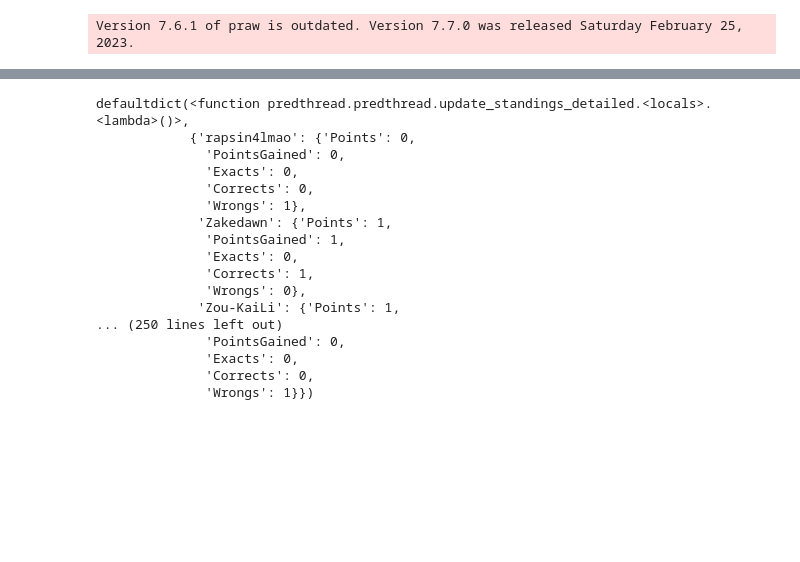
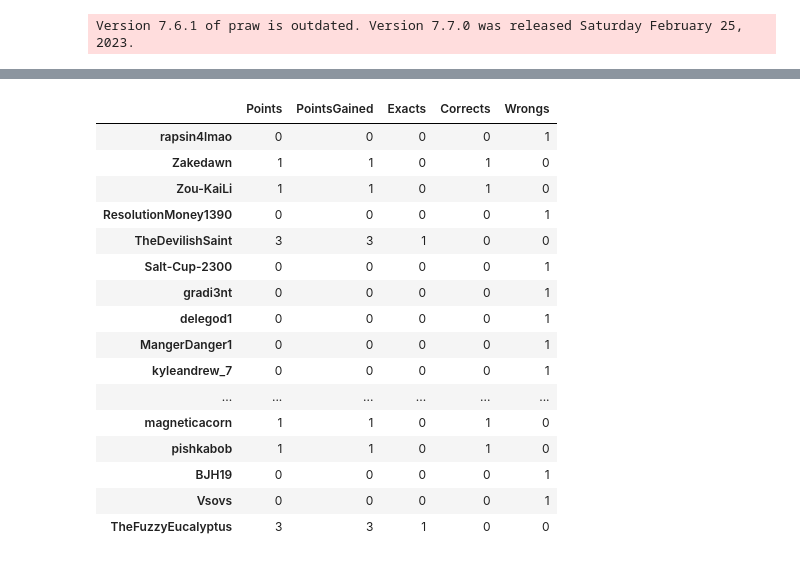
Before and after one commit to julianirwin/predthread, a Jupyter notebook: examples/testing.ipynb, the cells around one changed output, grey strips where cells are left out. Drawn from its saved outputs; the diff is of its cells as text; code cells hidden in the pictures; blank space fills up the shorter version.

```diff
--- a/examples/testing.ipynb
+++ b/examples/testing.ipynb
@@ -78,27 +65,27 @@ def standings_detailed_to_markdown(self, standings: dict[str]):
 # %%
-pt.predthread.update_standings_detailed(
-    {},
+pt.predthread.update_standings(
+    pd.DataFrame(),
     predictions,
     true_result=pt.MatchResult(1, 2)
 )
 # %% [output]
-defaultdict(<function predthread.predthread.update_standings_detailed.<locals>.<lambda>()>,
-            {'rapsin4lmao': {'Points': 0,
-              'PointsGained': 0,
-              'Exacts': 0,
-              'Corrects': 0,
-              'Wrongs': 1},
-             'Zakedawn': {'Points': 1,
-              'PointsGained': 1,
-              'Exacts': 0,
-              'Corrects': 1,
-              'Wrongs': 0},
-             'Zou-KaiLi': {'Points': 1,
-... (250 lines left out)
-              'PointsGained': 0,
-              'Exacts': 0,
-              'Corrects': 0,
-              'Wrongs': 1}})
+|  | Points | PointsGained | Exacts | Corrects | Wrongs |
+| rapsin4lmao | 0 | 0 | 0 | 0 | 1 |
+| Zakedawn | 1 | 1 | 0 | 1 | 0 |
+| Zou-KaiLi | 1 | 1 | 0 | 1 | 0 |
+| ResolutionMoney1390 | 0 | 0 | 0 | 0 | 1 |
+| TheDevilishSaint | 3 | 3 | 1 | 0 | 0 |
+| Salt-Cup-2300 | 0 | 0 | 0 | 0 | 1 |
+| gradi3nt | 0 | 0 | 0 | 0 | 1 |
+| delegod1 | 0 | 0 | 0 | 0 | 1 |
+| MangerDanger1 | 0 | 0 | 0 | 0 | 1 |
+| kyleandrew_7 | 0 | 0 | 0 | 0 | 1 |
+| ... | ... | ... | ... | ... | ... |
+| magneticacorn | 1 | 1 | 0 | 1 | 0 |
+| pishkabob | 1 | 1 | 0 | 1 | 0 |
+| BJH19 | 0 | 0 | 0 | 0 | 1 |
+| Vsovs | 0 | 0 | 0 | 0 | 1 |
+| TheFuzzyEucalyptus | 3 | 3 | 1 | 0 | 0 |
 # %%
 pd.DataFrame.from_dict(
     pt.predthread.update_standings_detailed(
```
Also changed, not shown: parts of 9 cells of this notebook, 7 other files.
